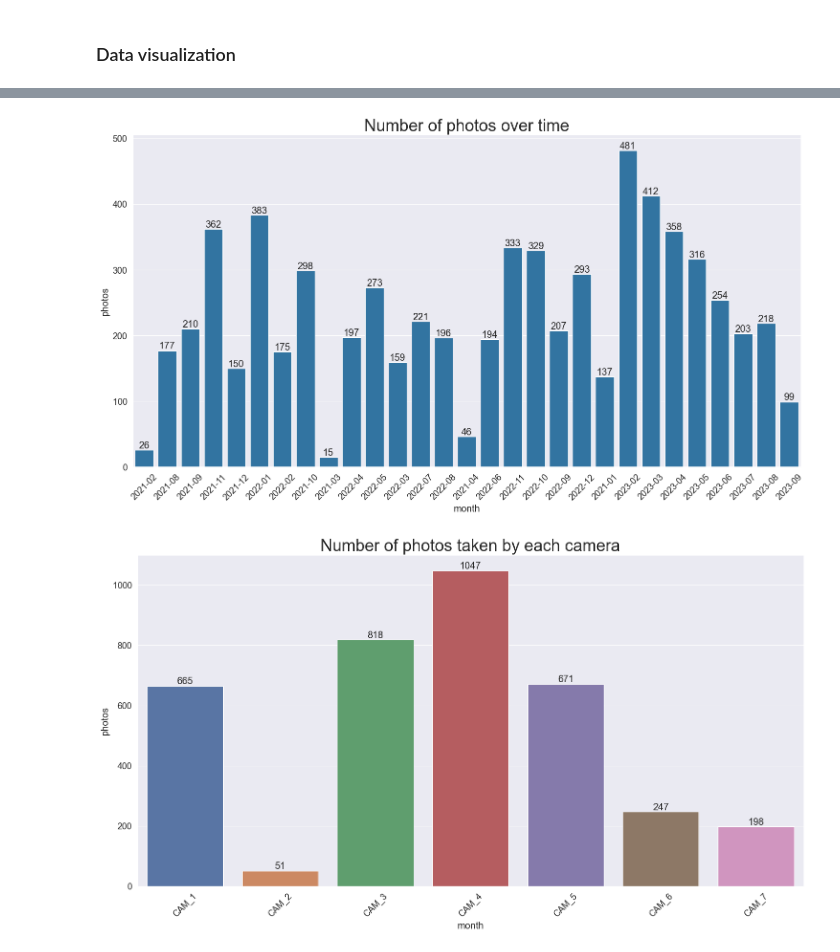
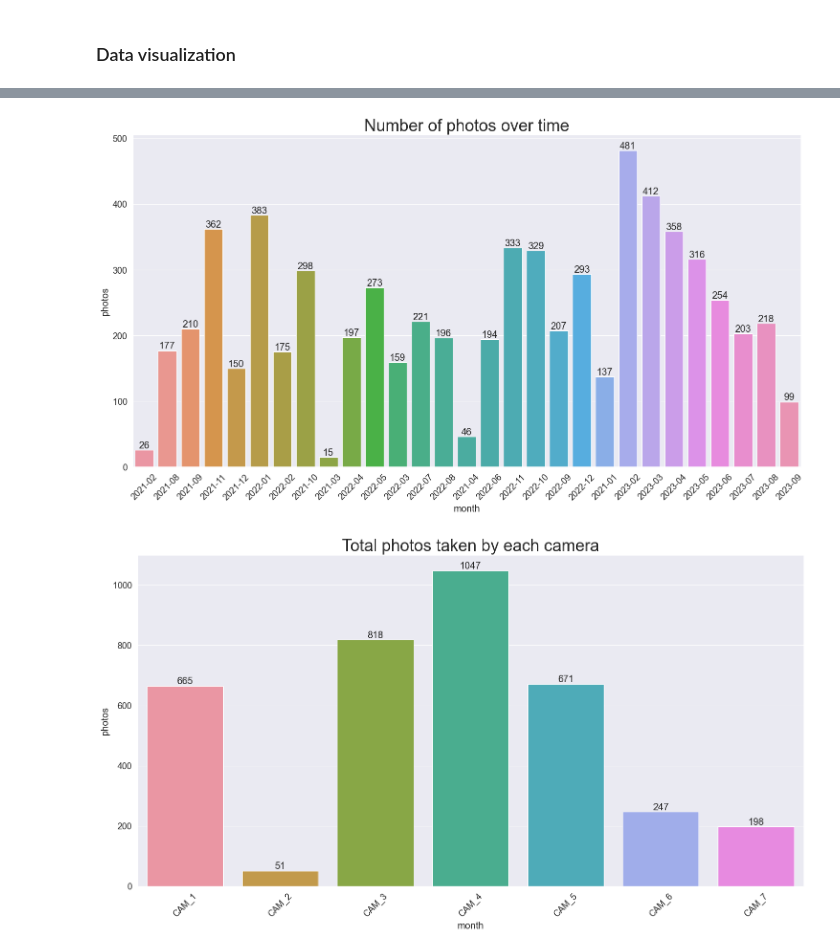
Before and after one commit to micheledinelli/aculei-ai, a Jupyter notebook: notebooks/data_visualization.ipynb, the cells around one changed output, grey strips where cells are left out. Cells and saved outputs as stored; diff of their text form; code cells hidden in the pictures.

```diff
--- a/notebooks/data_visualization.ipynb
+++ b/notebooks/data_visualization.ipynb
@@ -12,11 +12,11 @@ from PIL import Image
 # %%
 import seaborn as sns
 
-sns.set_theme(style="darkgrid")
+sns.set_theme()
 sns.set_context("paper", font_scale=1.5, rc={"lines.linewidth": 2.5})
+sns.set_palette("viridis")
 
 title_fontsize = '25'
-default_color = 'tab:blue'
 # %%
 image_folder_path = '../images/aculei-images/'
 # %%
@@ -150,6 +150,6 @@ plt.show()
 # %%
 plt.figure(figsize=(18, 9))
-ax = sns.countplot(data=df, x='month', color=default_color)
+ax = sns.countplot(data=df, x='month')
 
 plt.title('Number of photos over time', fontsize=title_fontsize)
 plt.ylabel('photos')
@@ -159,20 +159,20 @@ plt.xticks(rotation=45)
 ax.bar_label(ax.containers[0])
 plt.show()
 # %% [output]
-[figure, old version]
+[figure, new version]
 # %%
 plt.figure(figsize=(18, 9))
 
 ax = sns.countplot(data=df, x='camera')
 
-plt.title('Number of photos taken by each camera', fontsize=title_fontsize)
+plt.title('Total photos taken by each camera', fontsize=title_fontsize)
 plt.ylabel('photos')
 plt.xlabel('month')
 plt.xticks(rotation=45)
 
 ax.bar_label(ax.containers[0])
 plt.show()
 # %% [output]
-[figure, old version]
+[figure, new version]
 # %%
 plt.figure(figsize=(18, 9))
```
Also changed, not shown: parts of 7 cells of this notebook, 3 other files.
